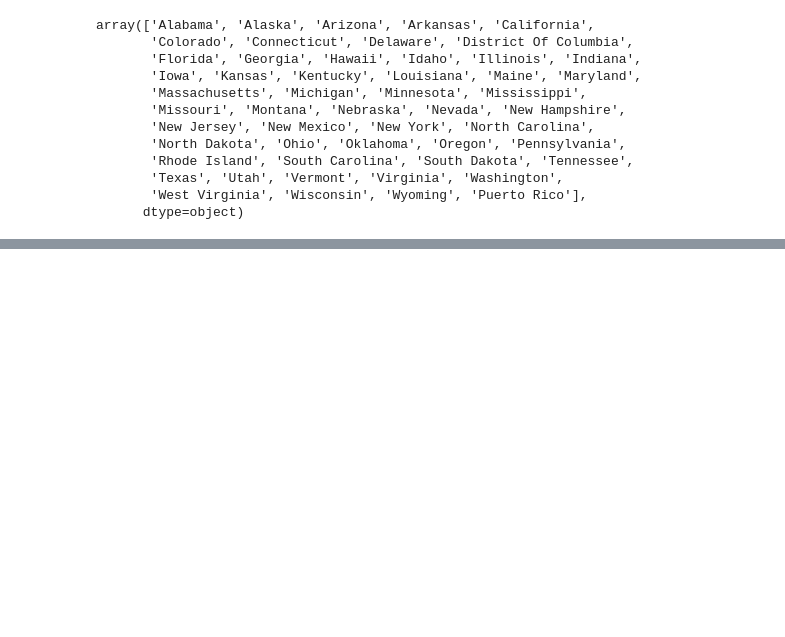
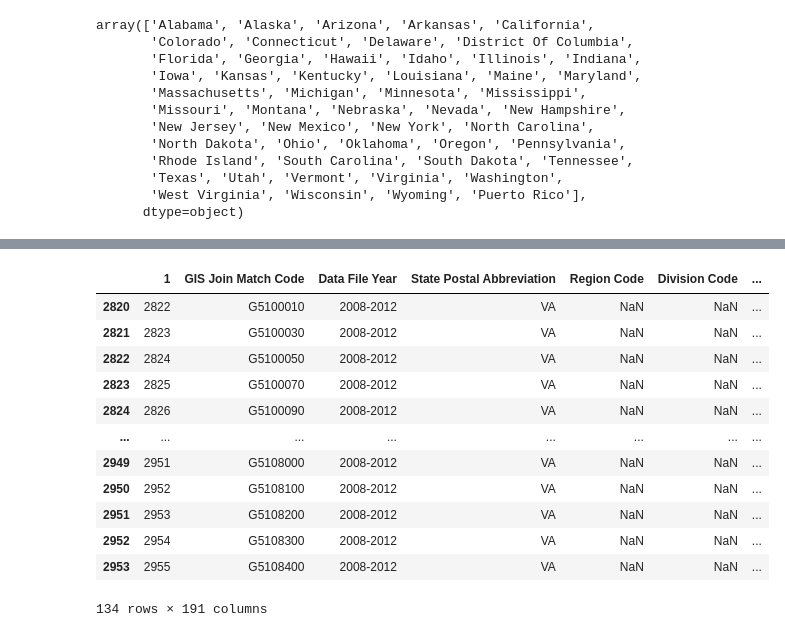
Before and after one commit to amolaka/Notable-Projects, a Jupyter notebook: cleaning_county_data.ipynb, the cells around one changed output, grey strips where cells are left out. Cells and saved outputs as stored; diff of their text form; code cells hidden in the pictures; blank space fills up the shorter version.

```diff
--- a/cleaning_county_data.ipynb
+++ b/cleaning_county_data.ipynb
@@ -43,0 +149,17 @@ array(['Alabama', 'Alaska', 'Arizona', 'Arkansas', 'California',
+# %%
+df3_va = df3[df3['State Name'] == 'Virginia']
+df3_va
+# %% [output]
+|  | 1 | GIS Join Match Code | Data File Year | State Postal Abbreviation | Region Code | Division Code | ... |
+| 2820 | 2822 | G5100010 | 2008-2012 | VA | NaN | NaN | ... |
+| 2821 | 2823 | G5100030 | 2008-2012 | VA | NaN | NaN | ... |
+| 2822 | 2824 | G5100050 | 2008-2012 | VA | NaN | NaN | ... |
+| 2823 | 2825 | G5100070 | 2008-2012 | VA | NaN | NaN | ... |
+| 2824 | 2826 | G5100090 | 2008-2012 | VA | NaN | NaN | ... |
+| ... | ... | ... | ... | ... | ... | ... | ... |
+| 2949 | 2951 | G5108000 | 2008-2012 | VA | NaN | NaN | ... |
+| 2950 | 2952 | G5108100 | 2008-2012 | VA | NaN | NaN | ... |
+| 2951 | 2953 | G5108200 | 2008-2012 | VA | NaN | NaN | ... |
+| 2952 | 2954 | G5108300 | 2008-2012 | VA | NaN | NaN | ... |
+| 2953 | 2955 | G5108400 | 2008-2012 | VA | NaN | NaN | ... |
+134 rows × 191 columns
```
Also changed, not shown: parts of 44 cells of this notebook.
